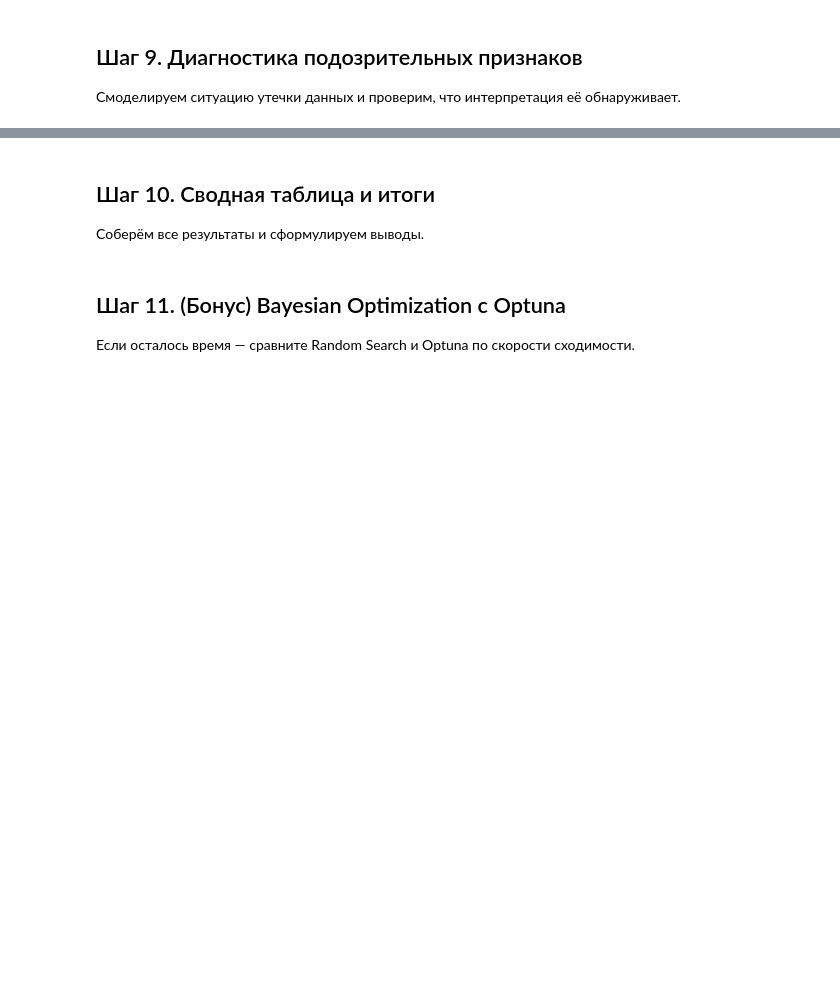
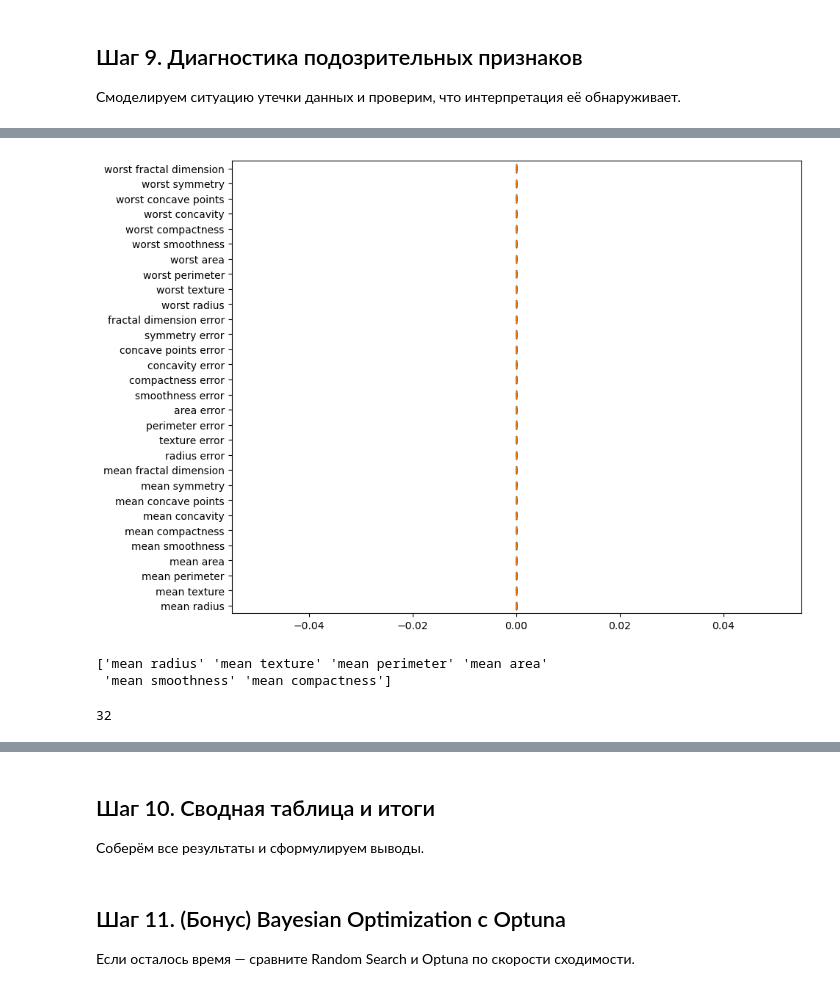
Before and after one commit to isachagit/ML_Homework, a Jupyter notebook: hw10_Interpet/hp_interp_practice_student.ipynb, the cells around one changed output, grey strips where cells are left out. Saved outputs shown, nothing was run; the diff lists cells and outputs as text; code cells hidden in the pictures; blank space fills up the shorter version.

```diff
--- a/hw10_Interpet/hp_interp_practice_student.ipynb
+++ b/hw10_Interpet/hp_interp_practice_student.ipynb
@@ -429,14 +466,39 @@ print(X_train_ext.tail())
 # %%
 # ╔══════════════════════════════════════════════════════════════╗
 # ║  ЗАДАНИЕ 9: Обучите RandomForest на X_train_ext, y_train     ║
 # ║  Вычислите Permutation Importance на X_test_ext, y_test      ║
 # ║  Вычислите SHAP values для X_test_ext                        ║
 # ║                                                              ║
 # ║  Вопросы:                                                    ║
 # ║  a) Как PI определяет leaky_feature?                         ║
 # ║     Почему метрика на тесте выросла?                         ║
 # ║  б) Как SHAP выделяет leaky_feature в summary plot?          ║
 # ║  в) Как обнаружить random_feature как «шумовой»?             ║
 # ╚══════════════════════════════════════════════════════════════╝
 
-# YOUR CODE HERE
+best_rf = rf_random_search.best_estimator_
+best_rf.fit(X_train_ext, y_train)
+pi_result = permutation_importance(best_rf, X_test_ext, y_test, n_repeats=10, scoring='f1_macro', random_state=42)
+sorted_idx = pi_result.importances_mean.argsort()
+fig, ax = plt.subplots(figsize=(10, 8))
+ax.boxplot(
+    pi_result.importances[sorted_idx[0:30]].T,
+    vert=False,
+    labels=data.feature_names[sorted_idx[0:30]]
+)
+
+explainer = shap.TreeExplainer(best_rf)
+shap_values = explainer(X_test_ext)
+
+#print(pi_result.importances.shape)
+# %% [output]
+[figure, added]
+# %%
+print(data.feature_names[sorted_idx[0:6]])
+# %% [output]
+['mean radius' 'mean texture' 'mean perimeter' 'mean area'
+ 'mean smoothness' 'mean compactness']
+# %%
+print(shap_values.values[:,:,0].shape[1])
+# %% [output]
+32
```
Also changed, not shown: parts of 10 cells of this notebook, 4 other files.
